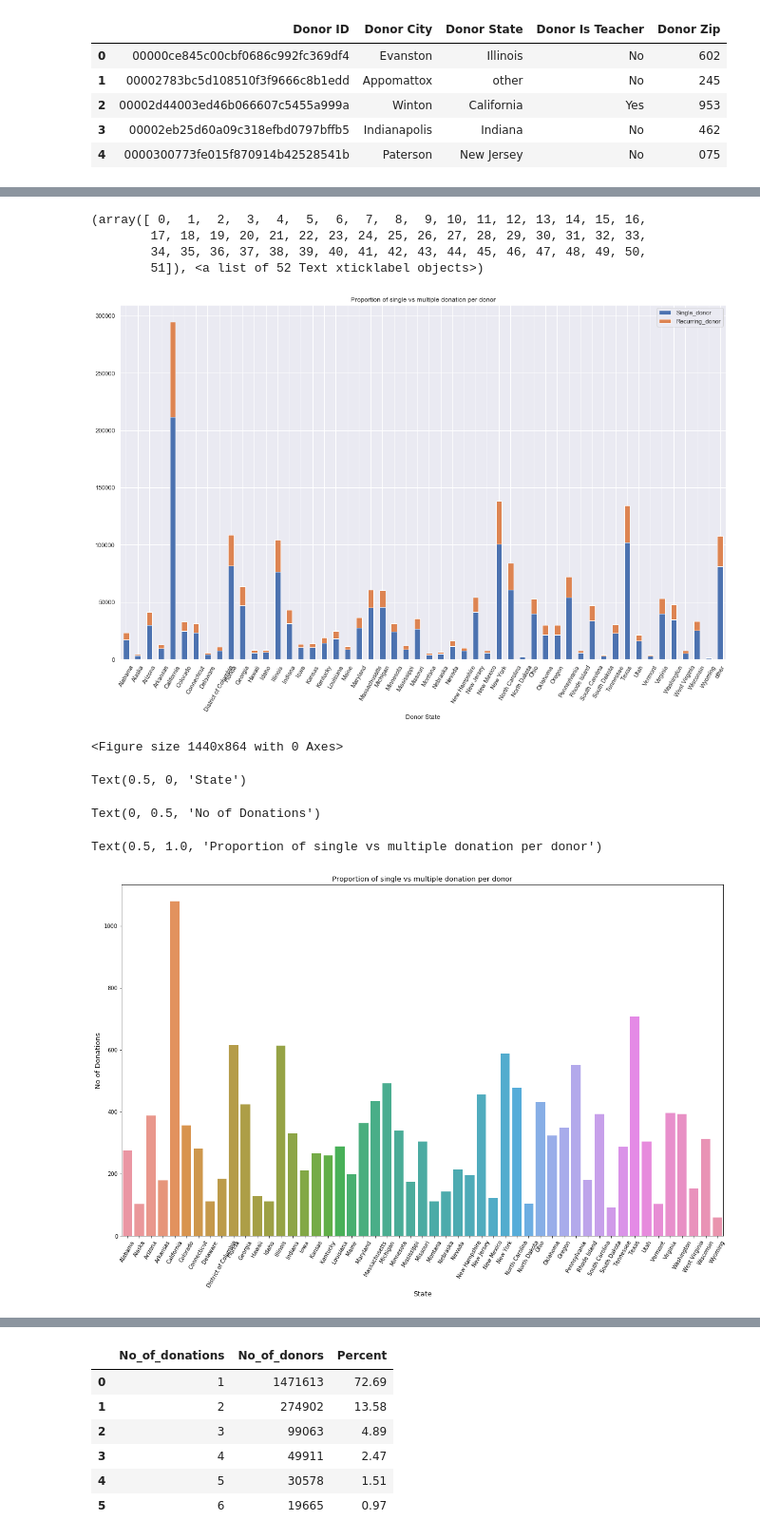
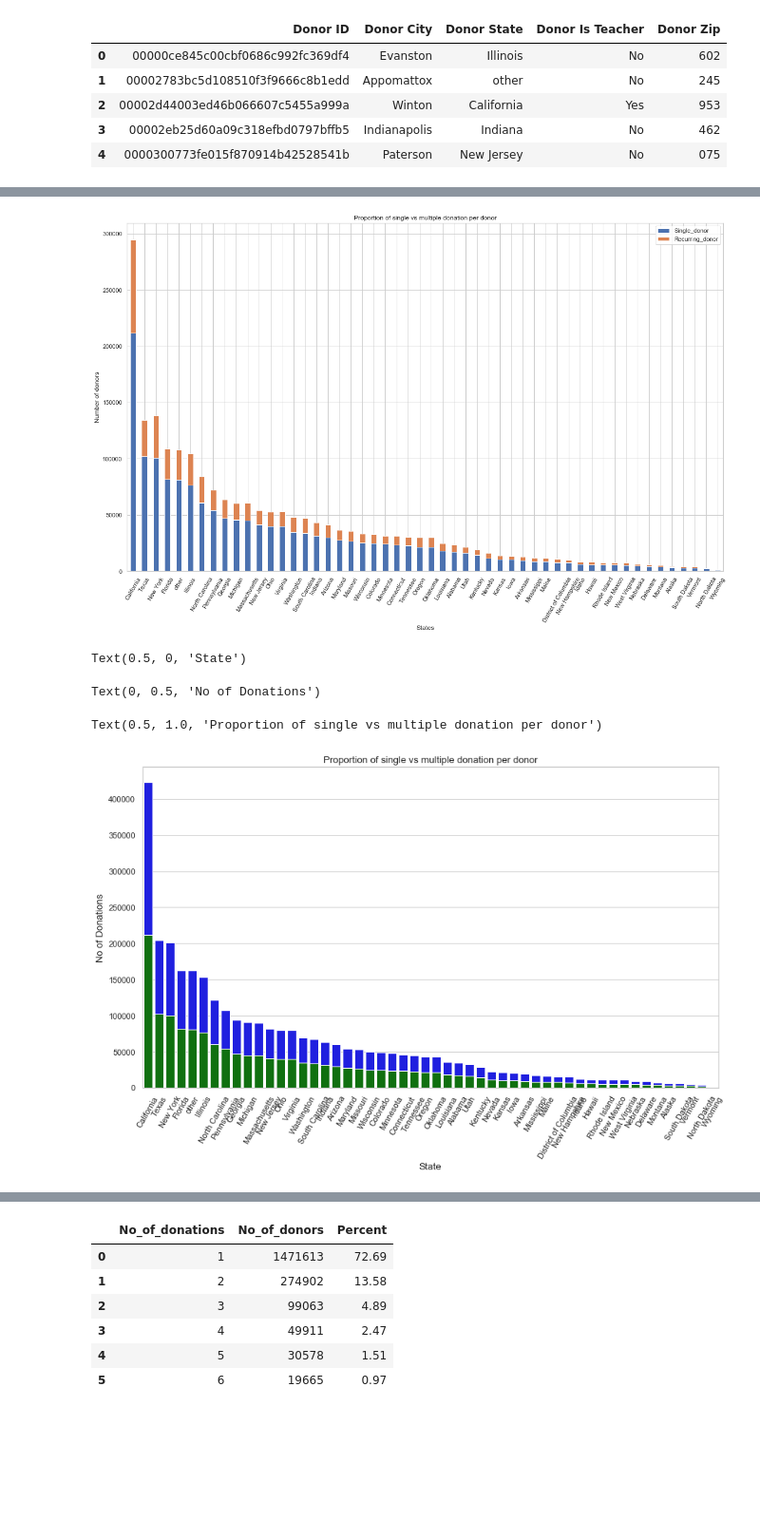
Before and after one commit to prasunshrestha/recommendation_system_for_donors, a Jupyter notebook: ADS_Social_Good_Recommender_System_Notebook.ipynb, the cells around one changed output, grey strips where cells are left out. Shown at 95% size. Drawn from its saved outputs; the diff is of its cells as text; code cells hidden in the pictures; blank space fills up the shorter version.

Commit message:
Added more visualization

```diff
--- a/ADS_Social_Good_Recommender_System_Notebook.ipynb
+++ b/ADS_Social_Good_Recommender_System_Notebook.ipynb
@@ -284,14 +279,19 @@ df_donors_raw.head()
 | 3 | 00002eb25d60a09c318efbd0797bffb5 | Indianapolis | Indiana | No | 462 |
 | 4 | 0000300773fe015f870914b42528541b | Paterson | New Jersey | No | 075 |
 # %%
+# Merge donor and donations table
 df_donor_merged = pd.merge(df_donors_raw,df_donations_raw, on='Donor ID', how='left')
+# Get the count of donors based on number of donations made
 df_temp1 = df_donor_merged.groupby( ['Donor State','Donor ID'] ).size().reset_index(name='Num_donations')
 #df_temp1[df_temp1['count']>1]
 df_temp2 = df_temp1.groupby( ['Donor State','Num_donations'] ).size().reset_index(name='Num_donor')
 
+# Count number of donors based on one or more donations
 df_temp3 = df_temp2.assign(
  Single_donor = np.where(df_temp2['Num_donations']== 1 , df_temp2.Num_donor,0),
  Recurring_donor = np.where(df_temp2['Num_donations'] >1,df_temp2.Num_donor,0)
   ).groupby('Donor State').agg({'Single_donor':sum, 'Recurring_donor':sum})
+# Get total donors
+['Total_donors'] = df_temp3['Single_donor'] + df_temp3['Single_donor']
+# Sort the table based on number of donors
+df_temp3.sort_values(by='Total_donors',ascending=False, inplace=True)
-# %%
-df_temp3['Total donors'] =
@@ -319,27 +300,27 @@ df_temp3['Total donors'] =
 
 ax = df_temp3[["Single_donor", "Recurring_donor"]].plot(kind="bar",\
                                                         stacked=True, figsize=(20,12),\
-                                                        title = "Proportion of single vs multiple donation per donor",\
-                                                       )
-fig = ax.get_figure()
-plt.xticks(rotation=60)
+                                                        title = "Proportion of single vs multiple donation per donor");
+fig = ax.get_figure();
+plt.xlabel("States");
+plt.ylabel("Number of donors");
+plt.xticks(rotation=60);
 # %% [output]
-(array([ 0,  1,  2,  3,  4,  5,  6,  7,  8,  9, 10, 11, 12, 13, 14, 15, 16,
-        17, 18, 19, 20, 21, 22, 23, 24, 25, 26, 27, 28, 29, 30, 31, 32, 33,
-        34, 35, 36, 37, 38, 39, 40, 41, 42, 43, 44, 45, 46, 47, 48, 49, 50,
-        51]), <a list of 52 Text xticklabel objects>)
-[figure, old version]
+[figure, new version]
 # %%
-plt.figure(figsize=(20,12));
-ax = sns.barplot(x='Donor State', y= 'Num_donor', data = df_temp2[df_temp2['Donor State'] != 'other'], ci=None)
-ax.set_xlabel("State", size = 13);
-ax.set_ylabel("No of Donations", size = 13);
-ax.set_title("Proportion of single vs multiple donation per donor", size = 13);
-for tick in ax.get_xticklabels():
-    tick.set_rotation(60)
+# Print the number of donors who have donated once vs many times for all states
+df_temp4 = df_temp3.copy().reset_index()
+sns.set_style("whitegrid");
+sns.set_context({"figure.figsize": (14, 8)});
+ax1 = sns.barplot(x = df_temp4['Donor State'], y = df_temp4['Total_donors'], color = "blue");
+ax2 = sns.barplot(x = df_temp4['Donor State'], y = df_temp4['Single_donor'], color = "green");
+ax1.set_xlabel("State", size = 13);
+ax1.set_ylabel("No of Donations", size = 13);
+ax1.set_title("Proportion of single vs multiple donation per donor", size = 13);
+for tick in ax1.get_xticklabels():
+    tick.set_rotation(60);
 # %% [output]
-<Figure size 1440x864 with 0 Axes>
+Text(0.5, 0, 'State')
-Text(0.5, 0, 'State')
+Text(0, 0.5, 'No of Donations')
-Text(0, 0.5, 'No of Donations')
+Text(0.5, 1.0, 'Proportion of single vs multiple donation per donor')
-Text(0.5, 1.0, 'Proportion of single vs multiple donation per donor')
-[figure, old version]
+[figure, new version]
```
Also changed, not shown: parts of 10 cells of this notebook.
